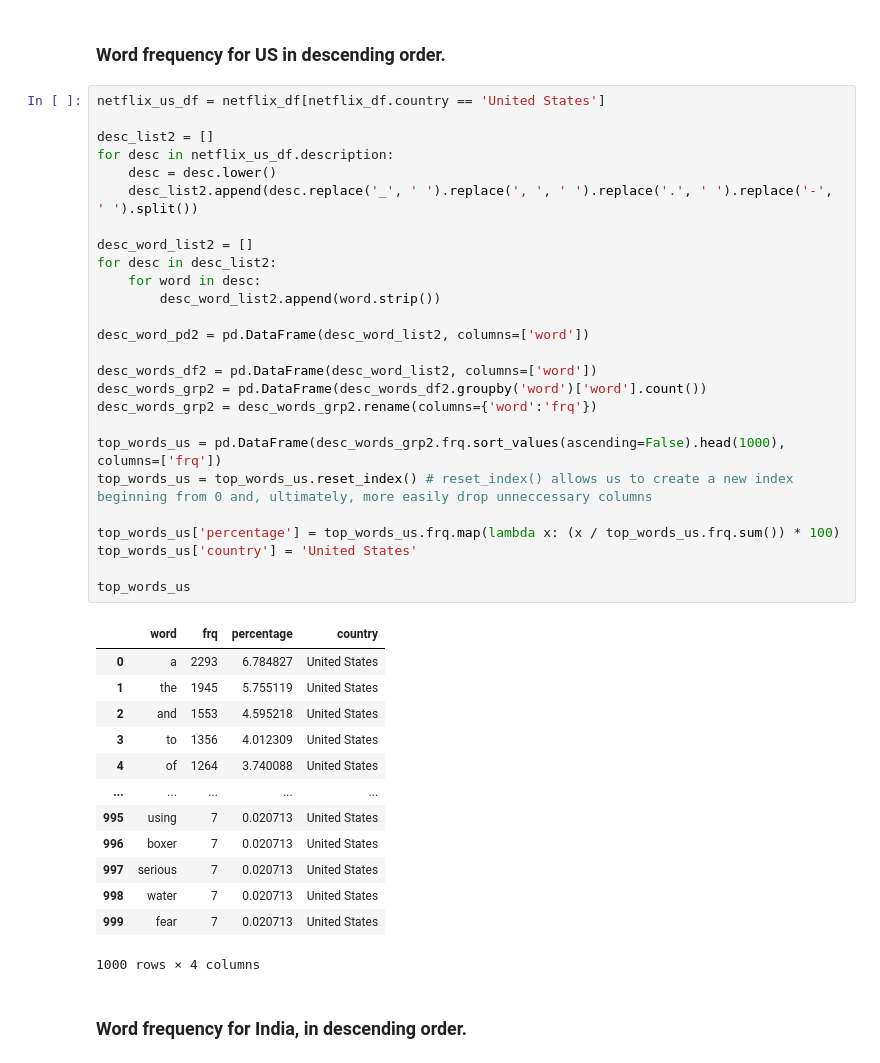
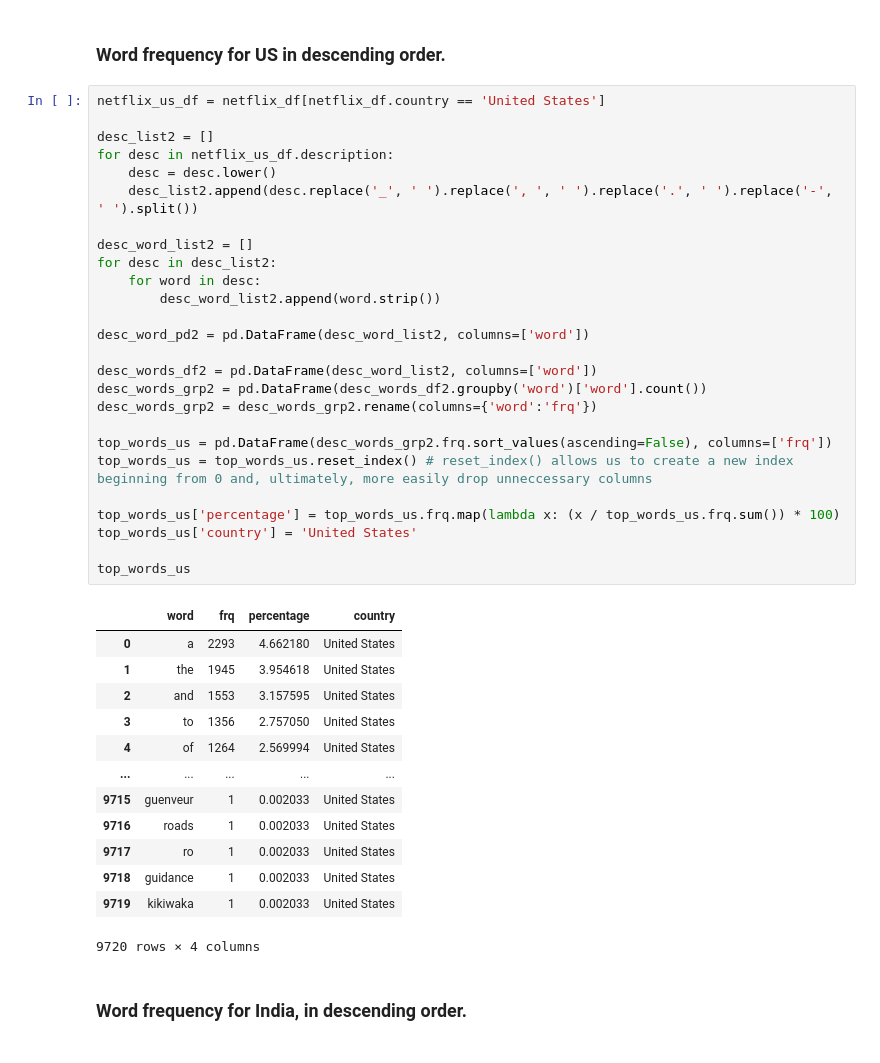
Before and after one commit to jAndrewtomich/Netflix-Data-Analysis, a Jupyter notebook: netflix_data_analysis1.ipynb, the cells around one changed output. Drawn from its saved outputs; the diff is of its cells as text.

```diff
--- a/netflix_data_analysis1.ipynb
+++ b/netflix_data_analysis1.ipynb
@@ -497,43 +502,43 @@ plt.pie(top_words.frq.head(10), labels=top_words.word.head(10), autopct='%1.1f%%
 # %%
 netflix_us_df = netflix_df[netflix_df.country == 'United States']
 
 desc_list2 = []
 for desc in netflix_us_df.description:
     desc = desc.lower()
     desc_list2.append(desc.replace('_', ' ').replace(', ', ' ').replace('.', ' ').replace('-', ' ').split())
 
 desc_word_list2 = []
 for desc in desc_list2:
     for word in desc:
         desc_word_list2.append(word.strip())
 
 desc_word_pd2 = pd.DataFrame(desc_word_list2, columns=['word'])
 
 desc_words_df2 = pd.DataFrame(desc_word_list2, columns=['word'])
 desc_words_grp2 = pd.DataFrame(desc_words_df2.groupby('word')['word'].count())
 desc_words_grp2 = desc_words_grp2.rename(columns={'word':'frq'})
 
-top_words_us = pd.DataFrame(desc_words_grp2.frq.sort_values(ascending=False).head(1000), columns=['frq'])
+top_words_us = pd.DataFrame(desc_words_grp2.frq.sort_values(ascending=False), columns=['frq'])
 top_words_us = top_words_us.reset_index() # reset_index() allows us to create a new index beginning from 0 and, ultimately, more easily drop unneccessary columns
 
 top_words_us['percentage'] = top_words_us.frq.map(lambda x: (x / top_words_us.frq.sum()) * 100)
 top_words_us['country'] = 'United States'
 
 top_words_us
 # %% [output]
 |  | word | frq | percentage | country |
-| 0 | a | 2293 | 6.784827 | United States |
-| 1 | the | 1945 | 5.755119 | United States |
-| 2 | and | 1553 | 4.595218 | United States |
-| 3 | to | 1356 | 4.012309 | United States |
-| 4 | of | 1264 | 3.740088 | United States |
+| 0 | a | 2293 | 4.662180 | United States |
+| 1 | the | 1945 | 3.954618 | United States |
+| 2 | and | 1553 | 3.157595 | United States |
+| 3 | to | 1356 | 2.757050 | United States |
+| 4 | of | 1264 | 2.569994 | United States |
 | ... | ... | ... | ... | ... |
-| 995 | using | 7 | 0.020713 | United States |
-| 996 | boxer | 7 | 0.020713 | United States |
-| 997 | serious | 7 | 0.020713 | United States |
-| 998 | water | 7 | 0.020713 | United States |
-| 999 | fear | 7 | 0.020713 | United States |
+| 9715 | guenveur | 1 | 0.002033 | United States |
+| 9716 | roads | 1 | 0.002033 | United States |
+| 9717 | ro | 1 | 0.002033 | United States |
+| 9718 | guidance | 1 | 0.002033 | United States |
+| 9719 | kikiwaka | 1 | 0.002033 | United States |
-1000 rows × 4 columns
+9720 rows × 4 columns
 # %% [markdown]
 ### Word frequency for India, in descending order.
 # %%
```
Also changed, not shown: parts of 7 cells of this notebook.
